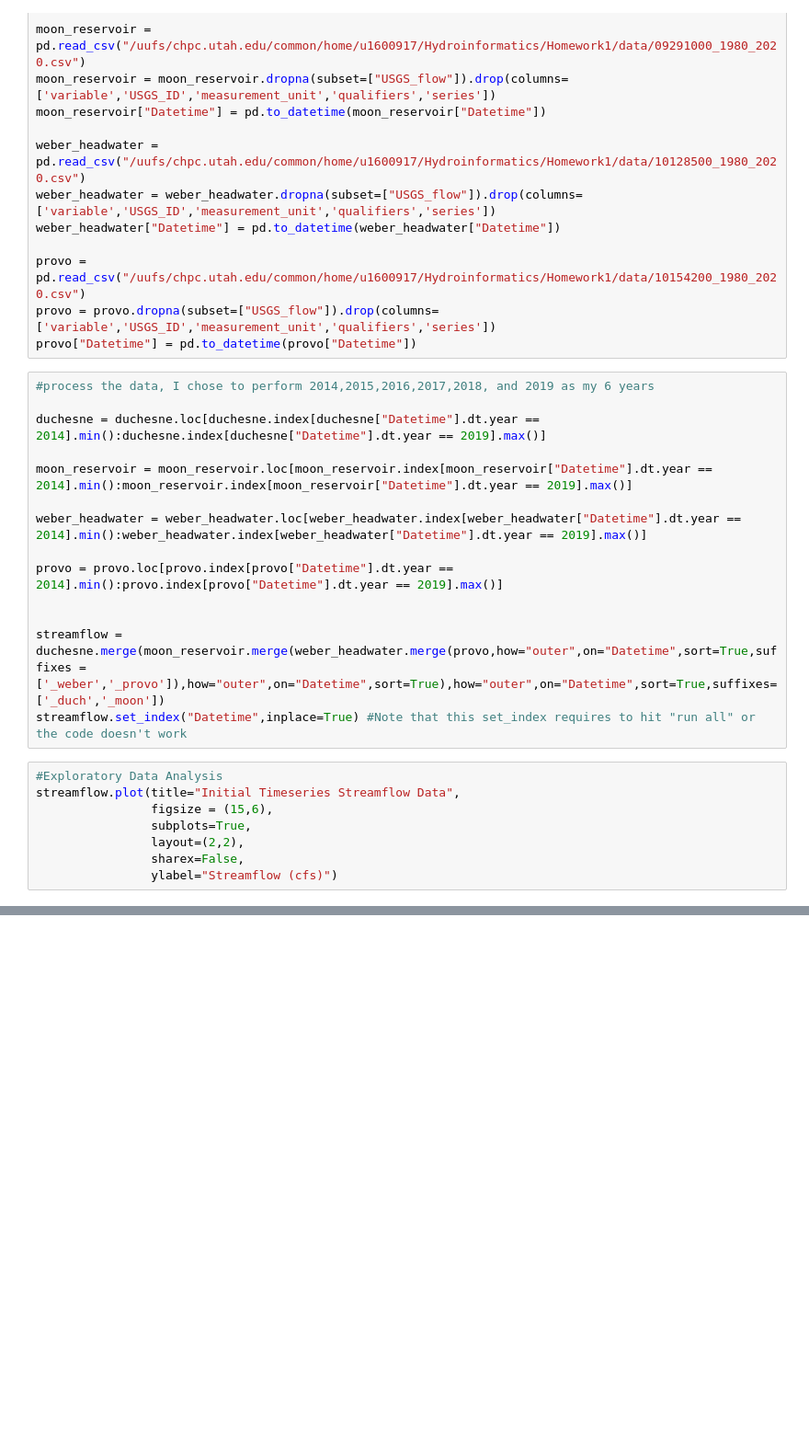
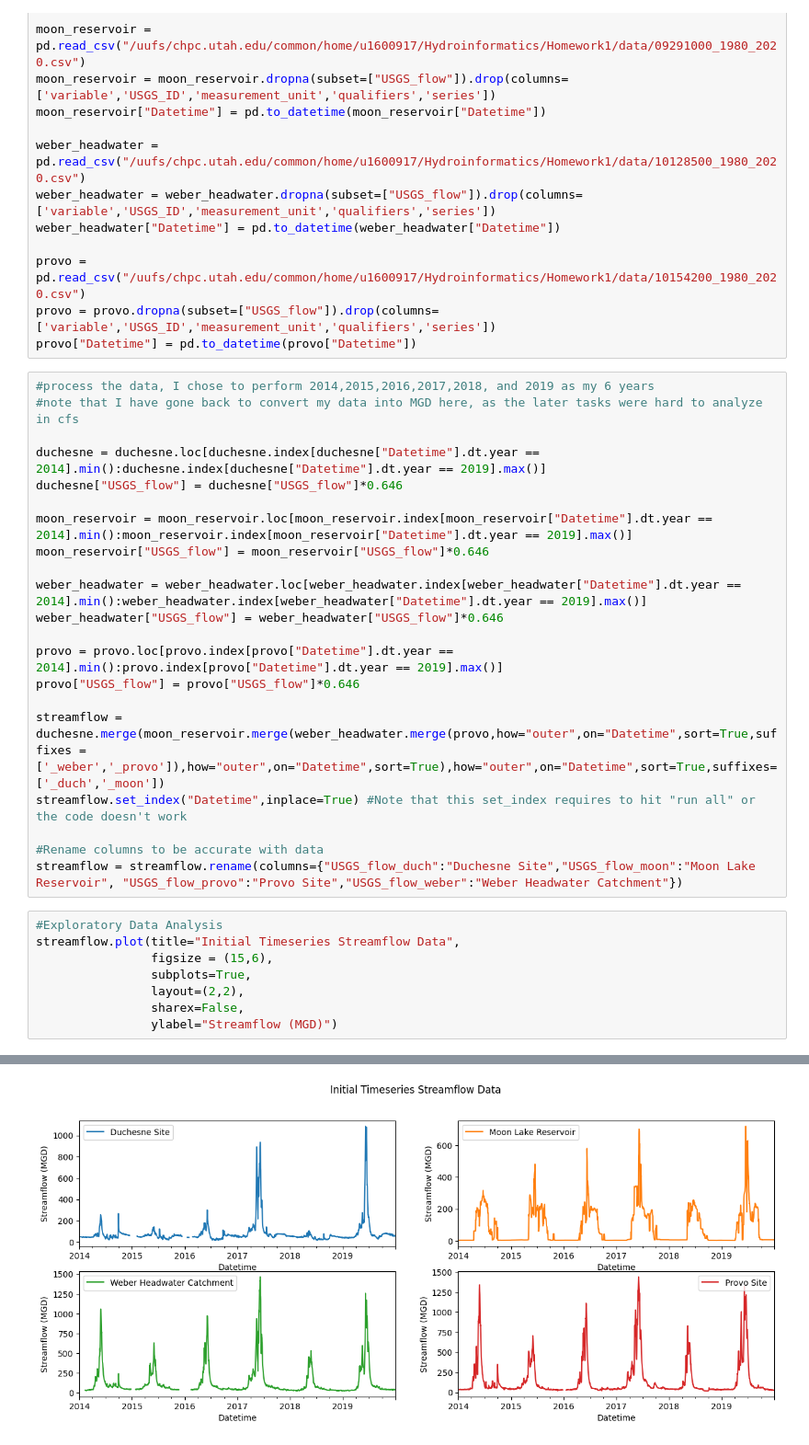
Before and after one commit to eburgon2/Homework1, a Jupyter notebook: notebooks/TimeSeries.ipynb, the cells around one changed output, grey strips where cells are left out. Shown at 92% size. Cells and saved outputs as stored; diff of their text form; blank space fills up the shorter version.

Commit message:
task 3 missing comp&cont

```diff
--- a/notebooks/TimeSeries.ipynb
+++ b/notebooks/TimeSeries.ipynb
@@ -27,18 +27,25 @@ provo = provo.dropna(subset=["USGS_flow"]).drop(columns=['variable','USGS_ID','m
 provo["Datetime"] = pd.to_datetime(provo["Datetime"])
 # %%
 #process the data, I chose to perform 2014,2015,2016,2017,2018, and 2019 as my 6 years
+#note that I have gone back to convert my data into MGD here, as the later tasks were hard to analyze in cfs
 
 duchesne = duchesne.loc[duchesne.index[duchesne["Datetime"].dt.year == 2014].min():duchesne.index[duchesne["Datetime"].dt.year == 2019].max()]
+duchesne["USGS_flow"] = duchesne["USGS_flow"]*0.646
 
 moon_reservoir = moon_reservoir.loc[moon_reservoir.index[moon_reservoir["Datetime"].dt.year == 2014].min():moon_reservoir.index[moon_reservoir["Datetime"].dt.year == 2019].max()]
+moon_reservoir["USGS_flow"] = moon_reservoir["USGS_flow"]*0.646
 
 weber_headwater = weber_headwater.loc[weber_headwater.index[weber_headwater["Datetime"].dt.year == 2014].min():weber_headwater.index[weber_headwater["Datetime"].dt.year == 2019].max()]
+weber_headwater["USGS_flow"] = weber_headwater["USGS_flow"]*0.646
 
 provo = provo.loc[provo.index[provo["Datetime"].dt.year == 2014].min():provo.index[provo["Datetime"].dt.year == 2019].max()]
-
+provo["USGS_flow"] = provo["USGS_flow"]*0.646
 
 streamflow = duchesne.merge(moon_reservoir.merge(weber_headwater.merge(provo,how="outer",on="Datetime",sort=True,suffixes = ['_weber','_provo']),how="outer",on="Datetime",sort=True),how="outer",on="Datetime",sort=True,suffixes=['_duch','_moon'])
 streamflow.set_index("Datetime",inplace=True) #Note that this set_index requires to hit "run all" or the code doesn't work
+
+#Rename columns to be accurate with data
+streamflow = streamflow.rename(columns={"USGS_flow_duch":"Duchesne Site","USGS_flow_moon":"Moon Lake Reservoir", "USGS_flow_provo":"Provo Site","USGS_flow_weber":"Weber Headwater Catchment"})
 # %%
 #Exploratory Data Analysis
 streamflow.plot(title="Initial Timeseries Streamflow Data",
@@ -46,4 +53,5 @@ streamflow.plot(title="Initial Timeseries Streamflow Data",
                 subplots=True,
                 layout=(2,2),
                 sharex=False,
-                ylabel="Streamflow (cfs)")
+                ylabel="Streamflow (MGD)")
+# %% [output]
@@ -49,0 +63 @@ streamflow.plot(title="Initial Timeseries Streamflow Data",
+[figure, added]
```
Also changed, not shown: parts of 5 cells of this notebook.
